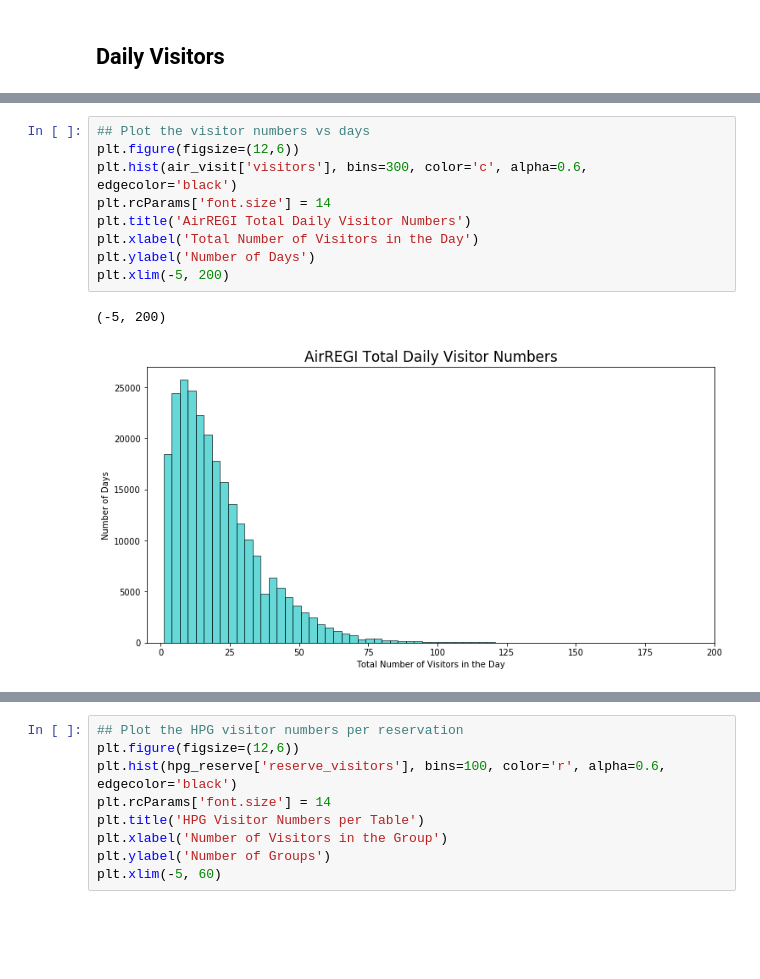
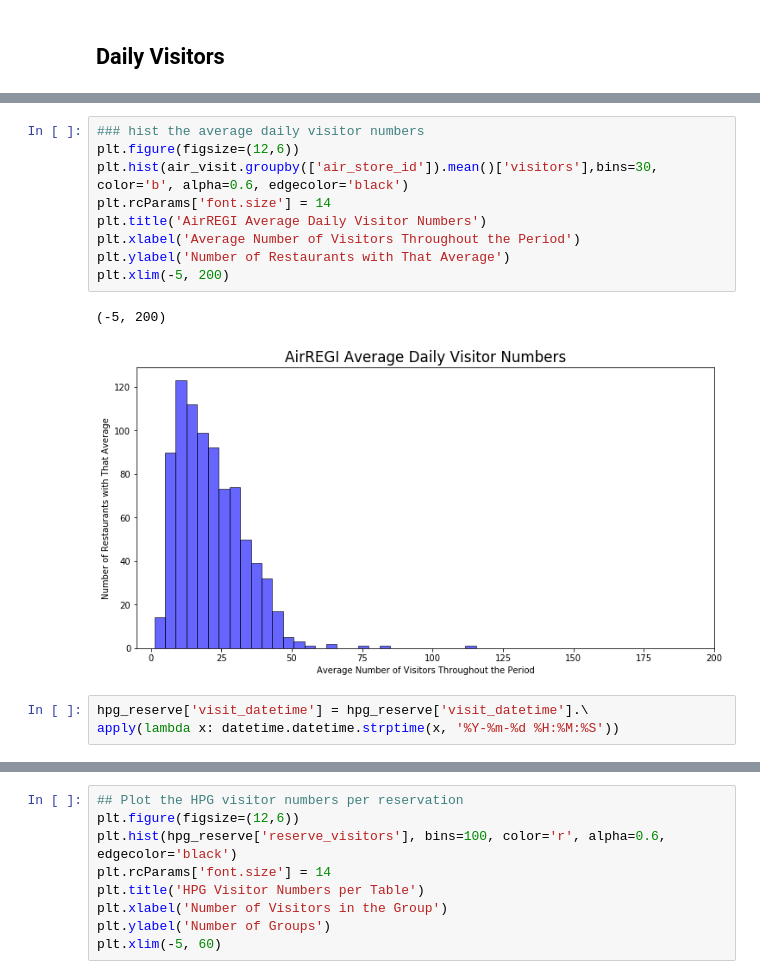
Before and after one commit to adcengiz/japanrestforecast, a Jupyter notebook: thedata.ipynb, the cells around one changed output, grey strips where cells are left out. Drawn from its saved outputs; the diff is of its cells as text; blank space fills up the shorter version.

```diff
--- a/thedata.ipynb
+++ b/thedata.ipynb
@@ -114,12 +136,15 @@ m2
 # %%
-## Plot the visitor numbers vs days
+### hist the average daily visitor numbers
 plt.figure(figsize=(12,6))
-plt.hist(air_visit['visitors'], bins=300, color='c', alpha=0.6, edgecolor='black')
+plt.hist(air_visit.groupby(['air_store_id']).mean()['visitors'],bins=30, color='b', alpha=0.6, edgecolor='black')
 plt.rcParams['font.size'] = 14
-plt.title('AirREGI Total Daily Visitor Numbers')
-plt.xlabel('Total Number of Visitors in the Day')
-plt.ylabel('Number of Days')
+plt.title('AirREGI Average Daily Visitor Numbers')
+plt.xlabel('Average Number of Visitors Throughout the Period')
+plt.ylabel('Number of Restaurants with That Average')
 plt.xlim(-5, 200)
 # %% [output]
 (-5, 200)
-[figure, old version]
+[figure, new version]
+# %%
+hpg_reserve['visit_datetime'] = hpg_reserve['visit_datetime'].\
+apply(lambda x: datetime.datetime.strptime(x, '%Y-%m-%d %H:%M:%S'))
```
Also changed, not shown: parts of 56 cells of this notebook, 3 other files.
